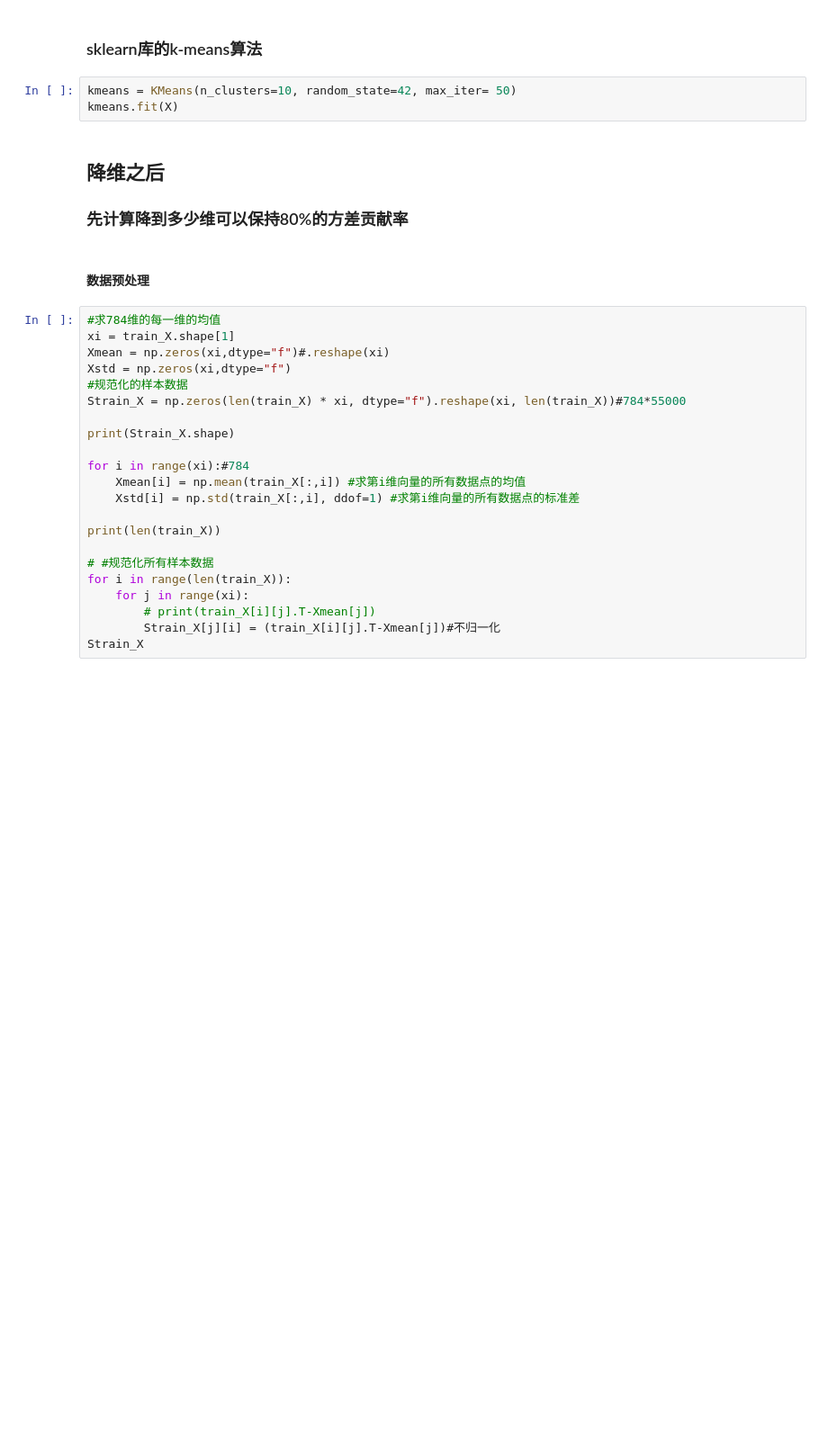
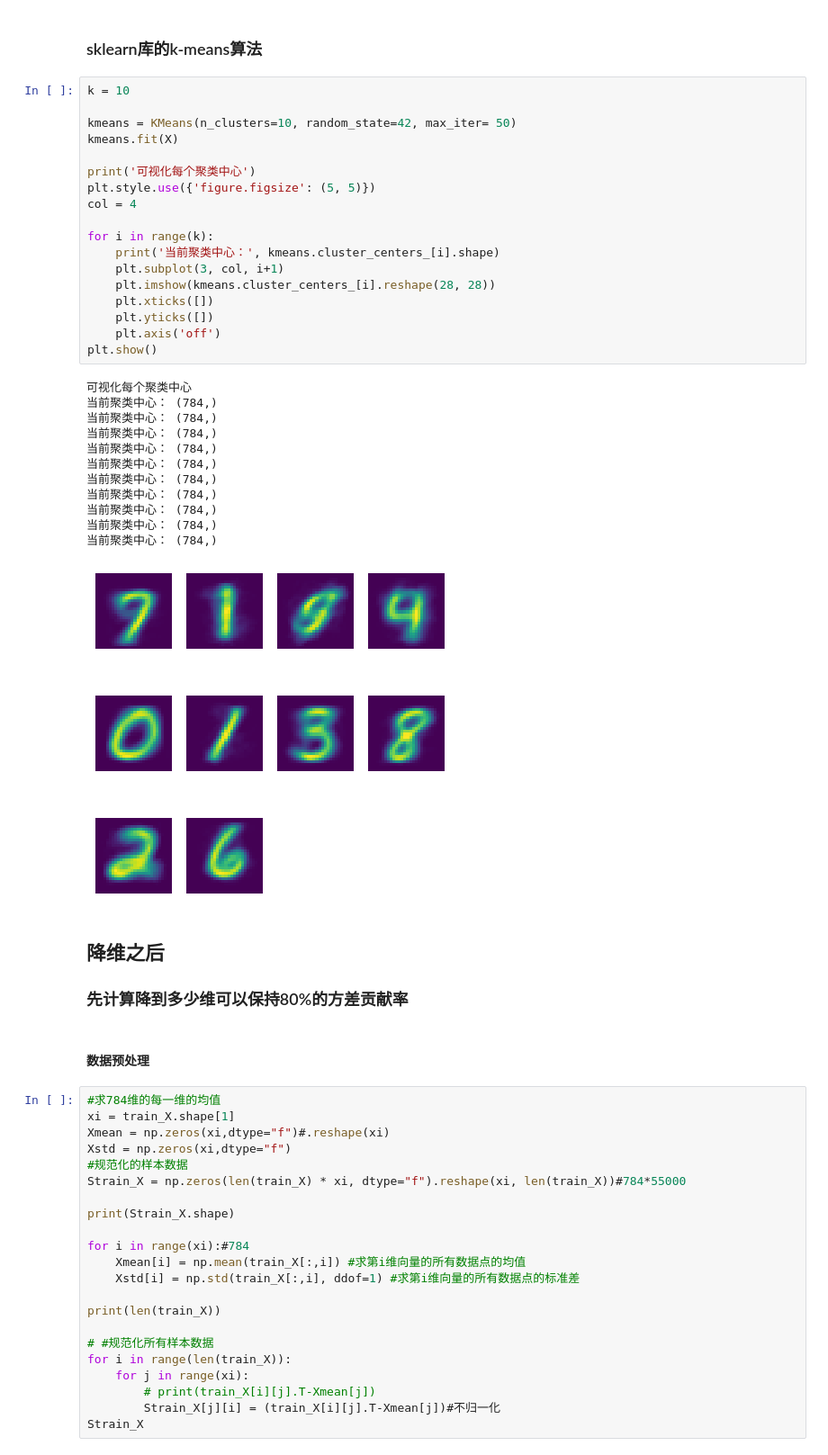
Before and after one commit to sunflower10086/Machine-Learning-Code, a Jupyter notebook: 刘钊的代码/无监督学习.ipynb, the cells around one changed output. Shown at 90% size. Saved outputs shown, nothing was run; the diff lists cells and outputs as text; blank space fills up the shorter version.

```diff
--- a/刘钊的代码/无监督学习.ipynb
+++ b/刘钊的代码/无监督学习.ipynb
@@ -92,8 +120,36 @@ print("centroids", centroids)
 # %% [markdown]
 ### sklearn库的k-means算法
-# %%
-kmeans = KMeans(n_clusters=10, random_state=42, max_iter= 50)
-kmeans.fit(X)
+# %%
+k = 10
+
+kmeans = KMeans(n_clusters=10, random_state=42, max_iter= 50)
+kmeans.fit(X)
+
+print('可视化每个聚类中心')
+plt.style.use({'figure.figsize': (5, 5)})
+col = 4
+
+for i in range(k):
+    print('当前聚类中心：', kmeans.cluster_centers_[i].shape)
+    plt.subplot(3, col, i+1)
+    plt.imshow(kmeans.cluster_centers_[i].reshape(28, 28))
+    plt.xticks([])
+    plt.yticks([])
+    plt.axis('off')
+plt.show()
+# %% [output]
+可视化每个聚类中心
+当前聚类中心： (784,)
+当前聚类中心： (784,)
+当前聚类中心： (784,)
+当前聚类中心： (784,)
+当前聚类中心： (784,)
+当前聚类中心： (784,)
+当前聚类中心： (784,)
+当前聚类中心： (784,)
+当前聚类中心： (784,)
+当前聚类中心： (784,)
+[figure, added]
 # %% [markdown]
 ## 降维之后
 ### 先计算降到多少维可以保持80%的方差贡献率
```
Also changed, not shown: parts of 9 cells of this notebook.
